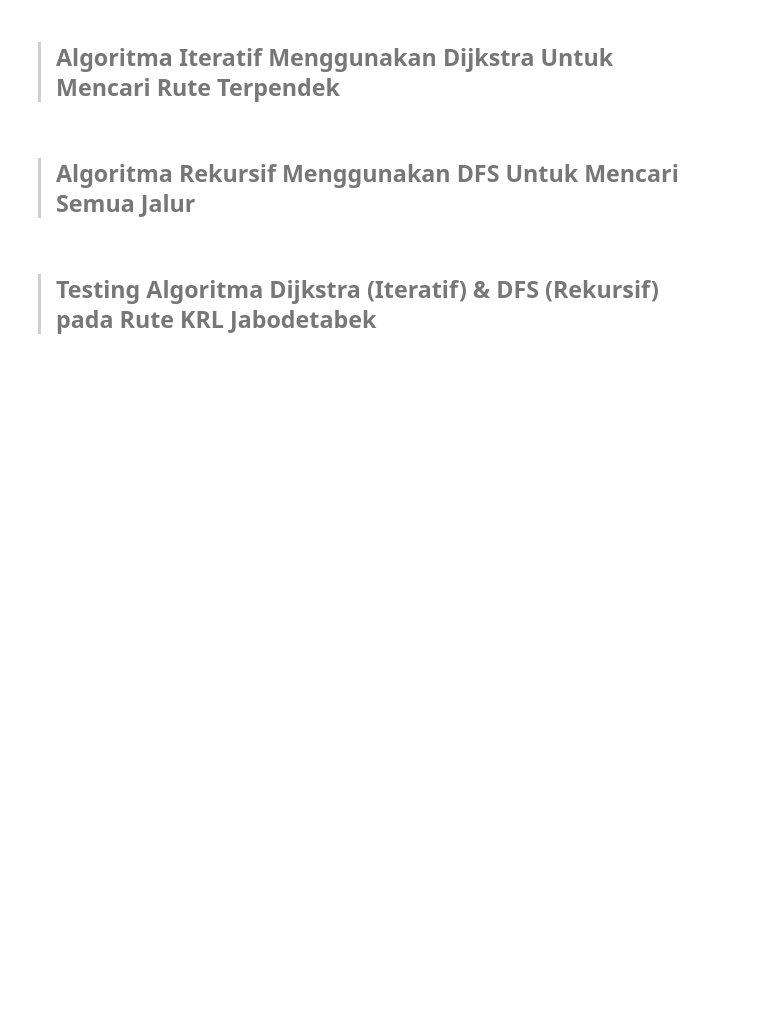
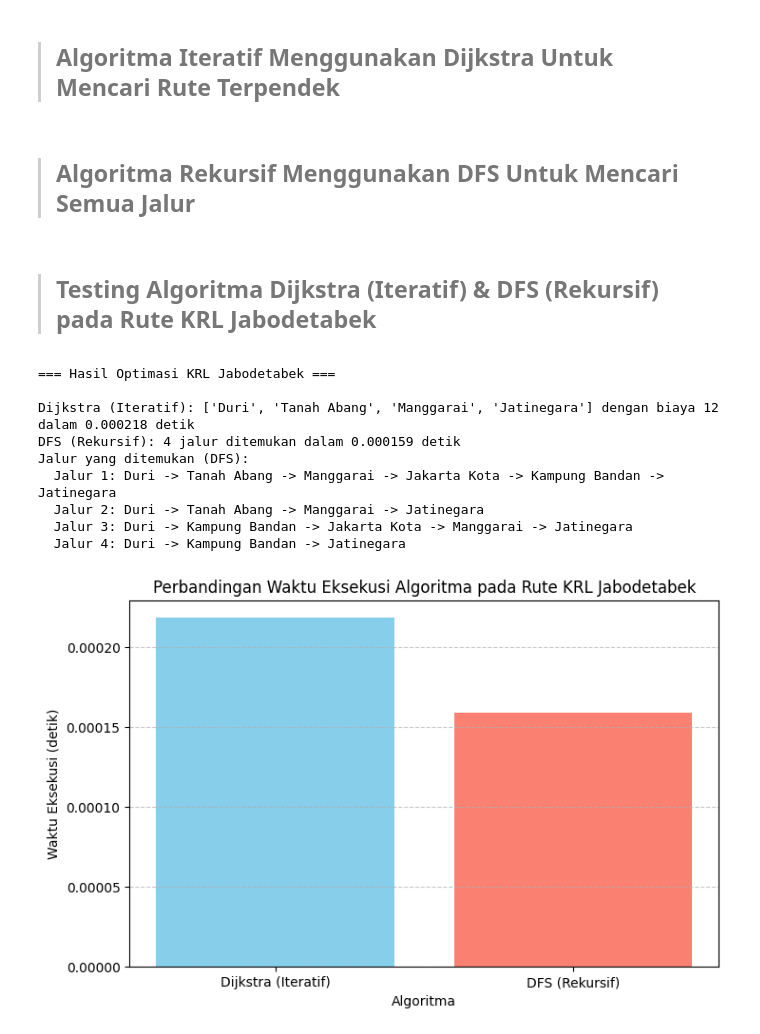
Before and after one commit to cerealtwist/AKA_Public-Transport-Optimization, a Jupyter notebook: AKA_TransportMain.ipynb, the cells around one changed output. Cells and saved outputs as stored; diff of their text form; code cells hidden in the pictures; blank space fills up the shorter version.

```diff
--- a/AKA_TransportMain.ipynb
+++ b/AKA_TransportMain.ipynb
@@ -155,43 +133,41 @@ start_time = time.time()
 dijkstra_path, dijkstra_cost = dijkstra(nx.to_dict_of_dicts(static_graph), start_station, end_station)
 dijkstra_time = time.time() - start_time
 
 # DFS
 start_time = time.time()
 all_paths = dfs_paths(nx.to_dict_of_dicts(static_graph), start_station, end_station)
 dfs_time = time.time() - start_time
 
 # Print hasil
 print("=== Hasil Optimasi KRL Jabodetabek ===\n")
 print(f"Dijkstra (Iteratif): {dijkstra_path} dengan biaya {dijkstra_cost} dalam {dijkstra_time:.6f} detik")
 print(f"DFS (Rekursif): {len(all_paths)} jalur ditemukan dalam {dfs_time:.6f} detik")
 print("Jalur yang ditemukan (DFS):")
 for i, path in enumerate(all_paths, 1):
     print(f"  Jalur {i}: {' -> '.join(path)}")
 
 # Pemisah
 print("\n")
 
 # Visualisasi perbandingan waktu eksekusi
 algorithms = ['Dijkstra (Iteratif)', 'DFS (Rekursif)']
 times = [dijkstra_time, dfs_time]
 
 plt.figure(figsize=(8, 5))
 plt.bar(algorithms, times, color=['skyblue', 'salmon'])
 plt.xlabel("Algoritma")
 plt.ylabel("Waktu Eksekusi (detik)")
 plt.title("Perbandingan Waktu Eksekusi Algoritma pada Rute KRL Jabodetabek")
 plt.grid(axis='y', linestyle='--', alpha=0.7)
 plt.show()
-
-
-# Visualisasi Jalur Optimal
-def highlight_path(graph, positions, path, title="Jalur Optimal"):
-    plt.figure(figsize=(12, 8))
-    nx.draw(graph, positions, with_labels=True, node_color="lightblue", node_size=500)
-    nx.draw_networkx_edges(graph, positions, alpha=0.5)
-    edge_list = [(path[i], path[i + 1]) for i in range(len(path) - 1)]
-    nx.draw_networkx_edges(graph, positions, edgelist=edge_list, edge_color="red", width=3)
-    plt.title(title)
-    plt.show()
-
-highlight_path(dynamic_graph, dynamic_pos, dijkstra_path, title="Jalur Optimal (Dijkstra)")
+# %% [output]
+=== Hasil Optimasi KRL Jabodetabek ===
+
+Dijkstra (Iteratif): ['Duri', 'Tanah Abang', 'Manggarai', 'Jatinegara'] dengan biaya 12 dalam 0.000218 detik
+DFS (Rekursif): 4 jalur ditemukan dalam 0.000159 detik
+Jalur yang ditemukan (DFS):
+  Jalur 1: Duri -> Tanah Abang -> Manggarai -> Jakarta Kota -> Kampung Bandan -> Jatinegara
+  Jalur 2: Duri -> Tanah Abang -> Manggarai -> Jatinegara
+  Jalur 3: Duri -> Kampung Bandan -> Jakarta Kota -> Manggarai -> Jatinegara
+  Jalur 4: Duri -> Kampung Bandan -> Jatinegara
+[figure, added]
```
Also changed, not shown: parts of 10 cells of this notebook.
